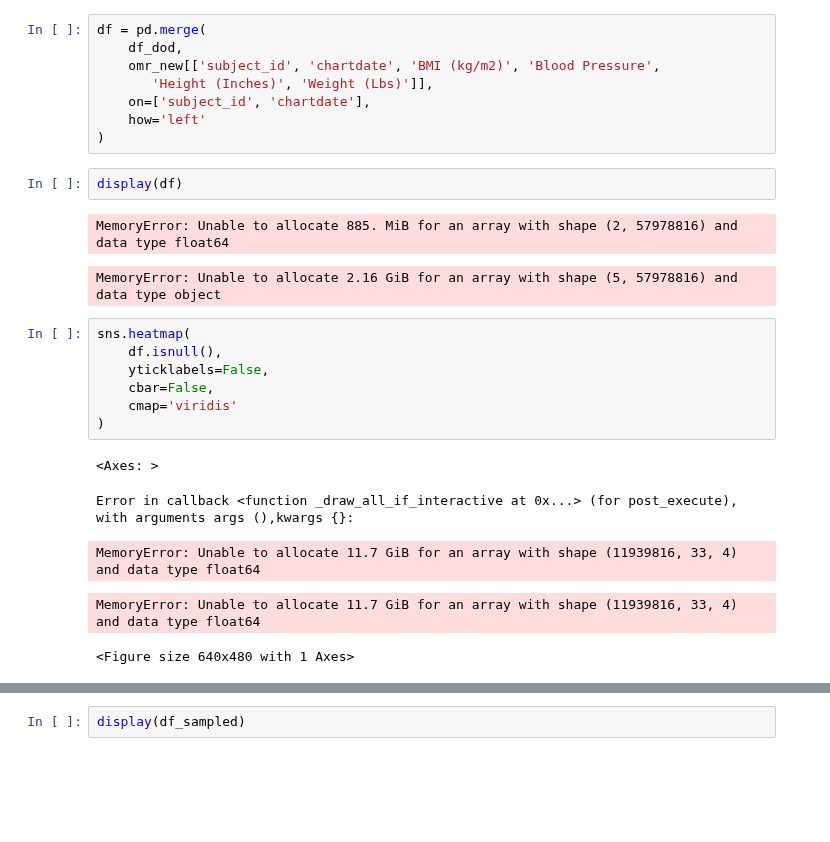
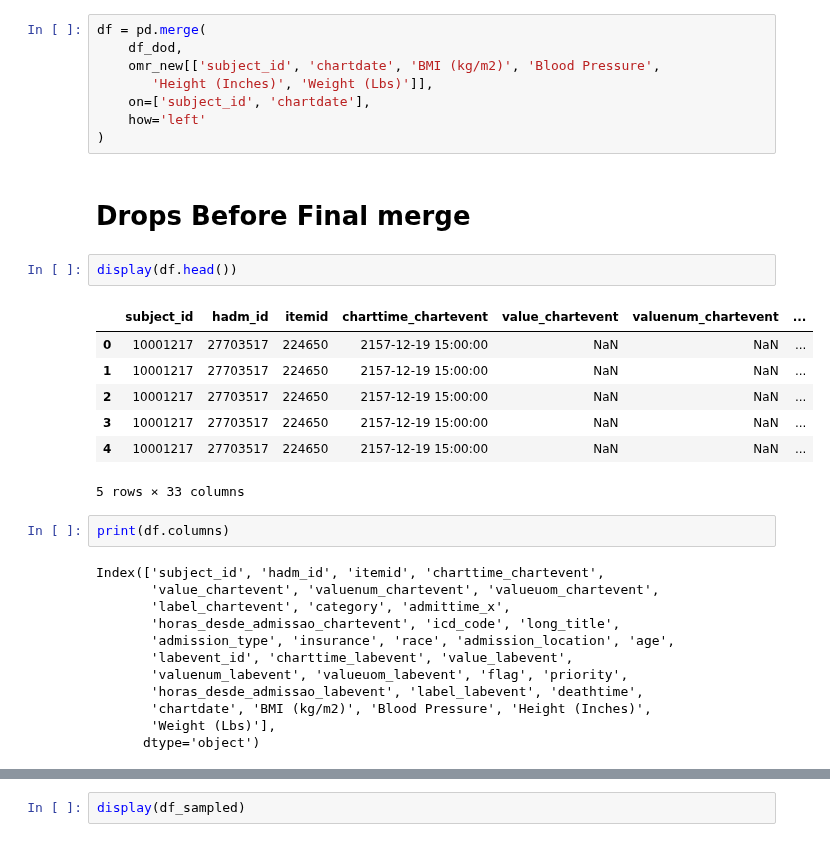
Before and after one commit to CatarinaCosta02/Master_Thesis, a Jupyter notebook: models/Final_treament.ipynb, the cells around one changed output, grey strips where cells are left out. Cells and saved outputs as stored; diff of their text form; blank space fills up the shorter version.

```diff
--- a/models/Final_treament.ipynb
+++ b/models/Final_treament.ipynb
@@ -396,21 +384,29 @@ df = pd.merge(
     on=['subject_id', 'chartdate'],
     how='left'
 )
+# %% [markdown]
+# Drops Before Final merge
 # %%
-display(df)
+display(df.head())
 # %% [output]
+|  | subject_id | hadm_id | itemid | charttime_chartevent | value_chartevent | valuenum_chartevent | ... |
+| 0 | 10001217 | 27703517 | 224650 | 2157-12-19 15:00:00 | NaN | NaN | ... |
+| 1 | 10001217 | 27703517 | 224650 | 2157-12-19 15:00:00 | NaN | NaN | ... |
+| 2 | 10001217 | 27703517 | 224650 | 2157-12-19 15:00:00 | NaN | NaN | ... |
+| 3 | 10001217 | 27703517 | 224650 | 2157-12-19 15:00:00 | NaN | NaN | ... |
+| 4 | 10001217 | 27703517 | 224650 | 2157-12-19 15:00:00 | NaN | NaN | ... |
-MemoryError: Unable to allocate 885. MiB for an array with shape (2, 57978816) and data type float64
+5 rows × 33 columns
-MemoryError: Unable to allocate 2.16 GiB for an array with shape (5, 57978816) and data type object
-# %%
-sns.heatmap(
-    df.isnull(),
-    yticklabels=False,
-    cbar=False,
-    cmap='viridis'
-)
-# %% [output]
-<Axes: >
-Error in callback <function _draw_all_if_interactive at 0x...> (for post_execute), with arguments args (),kwargs {}:
-MemoryError: Unable to allocate 11.7 GiB for an array with shape (11939816, 33, 4) and data type float64
-MemoryError: Unable to allocate 11.7 GiB for an array with shape (11939816, 33, 4) and data type float64
-<Figure size 640x480 with 1 Axes>
+# %%
+print(df.columns)
+# %% [output]
+Index(['subject_id', 'hadm_id', 'itemid', 'charttime_chartevent',
+       'value_chartevent', 'valuenum_chartevent', 'valueuom_chartevent',
+       'label_chartevent', 'category', 'admittime_x',
+       'horas_desde_admissao_chartevent', 'icd_code', 'long_title',
+       'admission_type', 'insurance', 'race', 'admission_location', 'age',
+       'labevent_id', 'charttime_labevent', 'value_labevent',
+       'valuenum_labevent', 'valueuom_labevent', 'flag', 'priority',
+       'horas_desde_admissao_labevent', 'label_labevent', 'deathtime',
+       'chartdate', 'BMI (kg/m2)', 'Blood Pressure', 'Height (Inches)',
+       'Weight (Lbs)'],
+      dtype='object')
```
Also changed, not shown: parts of 12 cells of this notebook.
